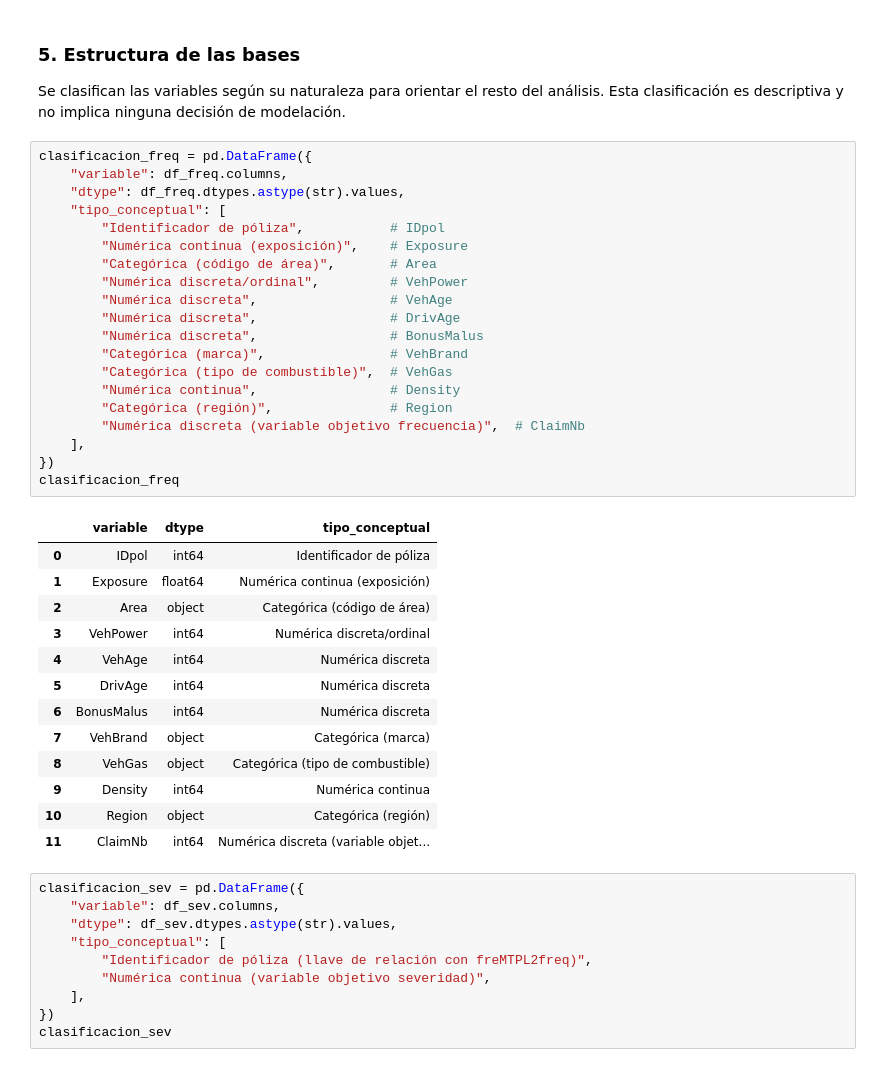
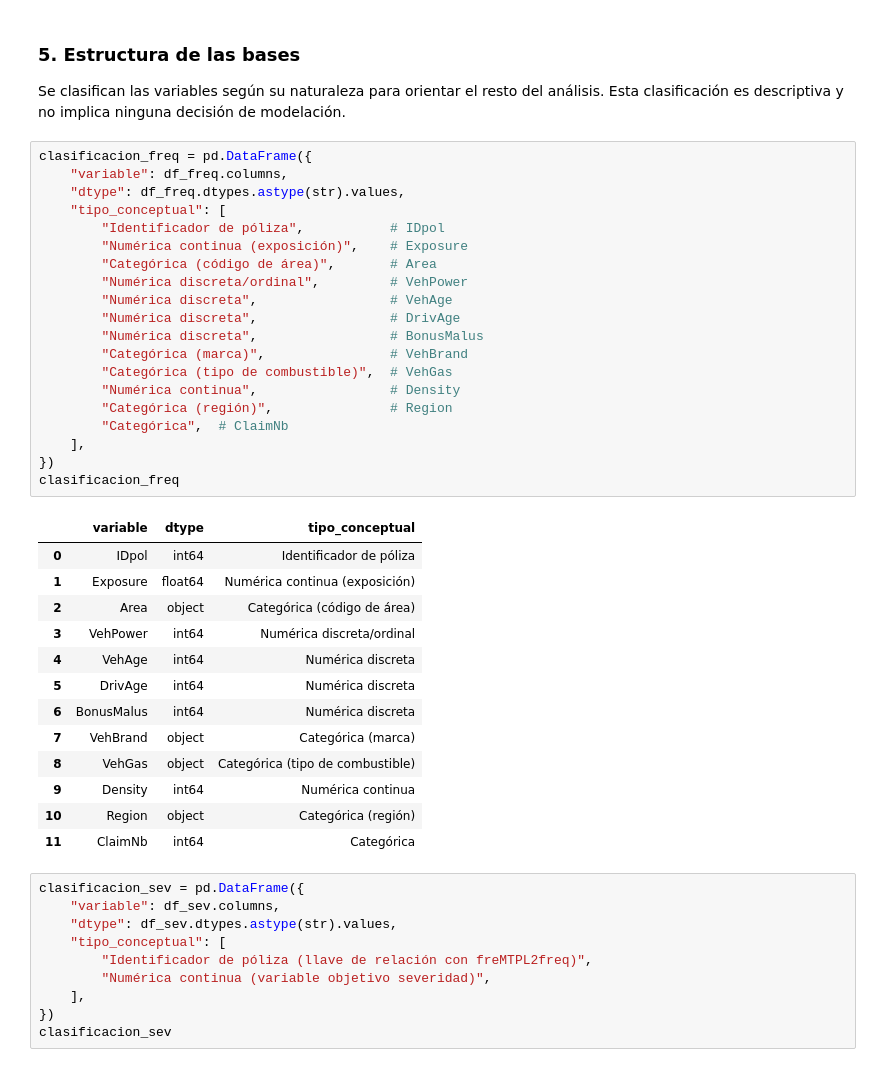
Before and after one commit to T1fff/Proyecto_Seminario_Siniestralidad, a Jupyter notebook: notebooks/01_Analisis_Exploratorio_Datos.ipynb, the cells around one changed output. Drawn from its saved outputs; the diff is of its cells as text.

```diff
--- a/notebooks/01_Analisis_Exploratorio_Datos.ipynb
+++ b/notebooks/01_Analisis_Exploratorio_Datos.ipynb
@@ -207,35 +207,35 @@ clasificacion_freq = pd.DataFrame({
     "variable": df_freq.columns,
     "dtype": df_freq.dtypes.astype(str).values,
     "tipo_conceptual": [
         "Identificador de póliza",           # IDpol
         "Numérica continua (exposición)",    # Exposure
         "Categórica (código de área)",       # Area
         "Numérica discreta/ordinal",         # VehPower
         "Numérica discreta",                 # VehAge
         "Numérica discreta",                 # DrivAge
         "Numérica discreta",                 # BonusMalus
         "Categórica (marca)",                # VehBrand
         "Categórica (tipo de combustible)",  # VehGas
         "Numérica continua",                 # Density
         "Categórica (región)",               # Region
-        "Numérica discreta (variable objetivo frecuencia)",  # ClaimNb
+        "Categórica",  # ClaimNb
     ],
 })
 clasificacion_freq
 # %% [output]
 |  | variable | dtype | tipo_conceptual |
 | 0 | IDpol | int64 | Identificador de póliza |
 | 1 | Exposure | float64 | Numérica continua (exposición) |
 | 2 | Area | object | Categórica (código de área) |
 | 3 | VehPower | int64 | Numérica discreta/ordinal |
 | 4 | VehAge | int64 | Numérica discreta |
 | 5 | DrivAge | int64 | Numérica discreta |
 | 6 | BonusMalus | int64 | Numérica discreta |
 | 7 | VehBrand | object | Categórica (marca) |
 | 8 | VehGas | object | Categórica (tipo de combustible) |
 | 9 | Density | int64 | Numérica continua |
 | 10 | Region | object | Categórica (región) |
-| 11 | ClaimNb | int64 | Numérica discreta (variable objet... |
+| 11 | ClaimNb | int64 | Categórica |
 # %%
 clasificacion_sev = pd.DataFrame({
     "variable": df_sev.columns,
```
